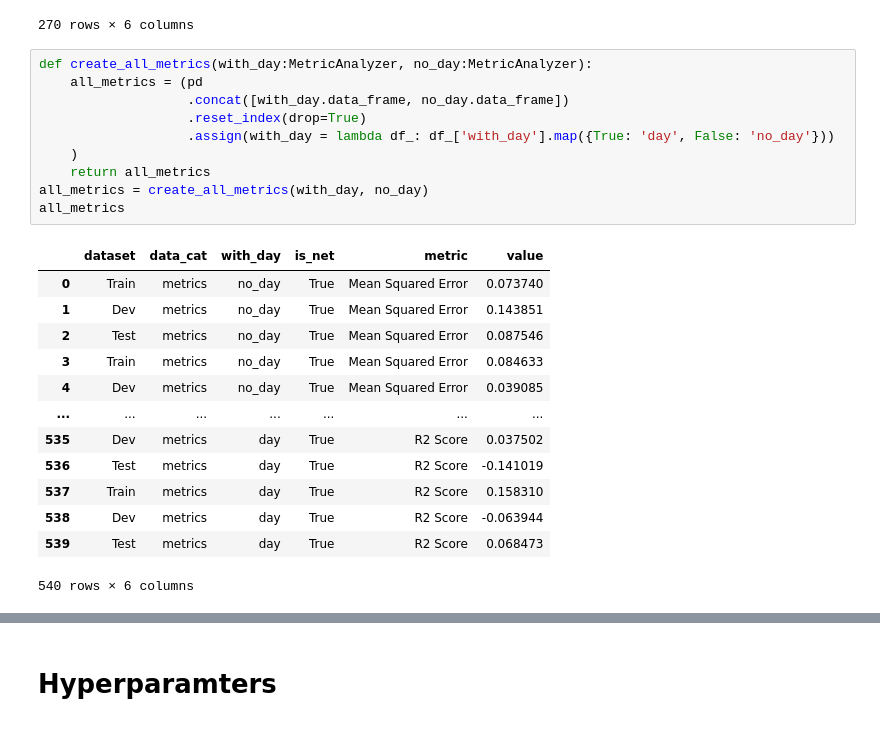
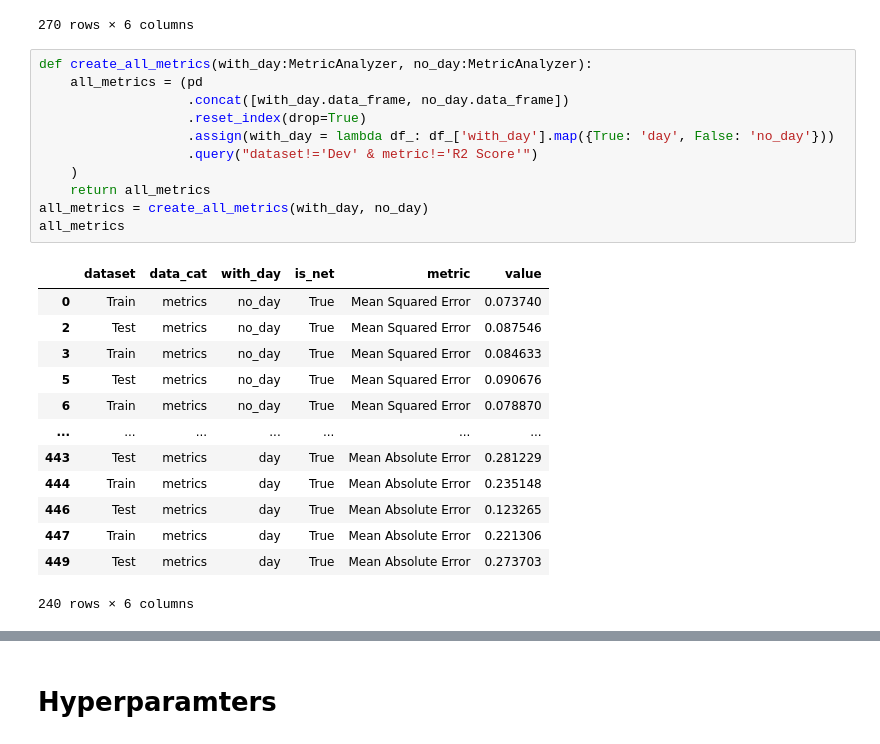
Before and after one commit to Mschaid/ENIGMA, a Jupyter notebook: notebooks/reports/final_experiments_analysis.ipynb, the cells around one changed output, grey strips where cells are left out. Cells and saved outputs as stored; diff of their text form.

```diff
--- a/notebooks/reports/final_experiments_analysis.ipynb
+++ b/notebooks/reports/final_experiments_analysis.ipynb
@@ -101,25 +101,26 @@ with_day.data_frame
 # %%
 def create_all_metrics(with_day:MetricAnalyzer, no_day:MetricAnalyzer):
     all_metrics = (pd
                    .concat([with_day.data_frame, no_day.data_frame])
                    .reset_index(drop=True)
                    .assign(with_day = lambda df_: df_['with_day'].map({True: 'day', False: 'no_day'}))
+                   .query("dataset!='Dev' & metric!='R2 Score'")
     )
     return all_metrics
 all_metrics = create_all_metrics(with_day, no_day)
 all_metrics
 # %% [output]
 |  | dataset | data_cat | with_day | is_net | metric | value |
 | 0 | Train | metrics | no_day | True | Mean Squared Error | 0.073740 |
-| 1 | Dev | metrics | no_day | True | Mean Squared Error | 0.143851 |
 | 2 | Test | metrics | no_day | True | Mean Squared Error | 0.087546 |
 | 3 | Train | metrics | no_day | True | Mean Squared Error | 0.084633 |
-| 4 | Dev | metrics | no_day | True | Mean Squared Error | 0.039085 |
+| 5 | Test | metrics | no_day | True | Mean Squared Error | 0.090676 |
+| 6 | Train | metrics | no_day | True | Mean Squared Error | 0.078870 |
 | ... | ... | ... | ... | ... | ... | ... |
-| 535 | Dev | metrics | day | True | R2 Score | 0.037502 |
-| 536 | Test | metrics | day | True | R2 Score | -0.141019 |
-| 537 | Train | metrics | day | True | R2 Score | 0.158310 |
-| 538 | Dev | metrics | day | True | R2 Score | -0.063944 |
-| 539 | Test | metrics | day | True | R2 Score | 0.068473 |
+| 443 | Test | metrics | day | True | Mean Absolute Error | 0.281229 |
+| 444 | Train | metrics | day | True | Mean Absolute Error | 0.235148 |
+| 446 | Test | metrics | day | True | Mean Absolute Error | 0.123265 |
+| 447 | Train | metrics | day | True | Mean Absolute Error | 0.221306 |
+| 449 | Test | metrics | day | True | Mean Absolute Error | 0.273703 |
-540 rows × 6 columns
+240 rows × 6 columns
 # %%
```
Also changed, not shown: parts of 2 cells of this notebook, 1 other file.
